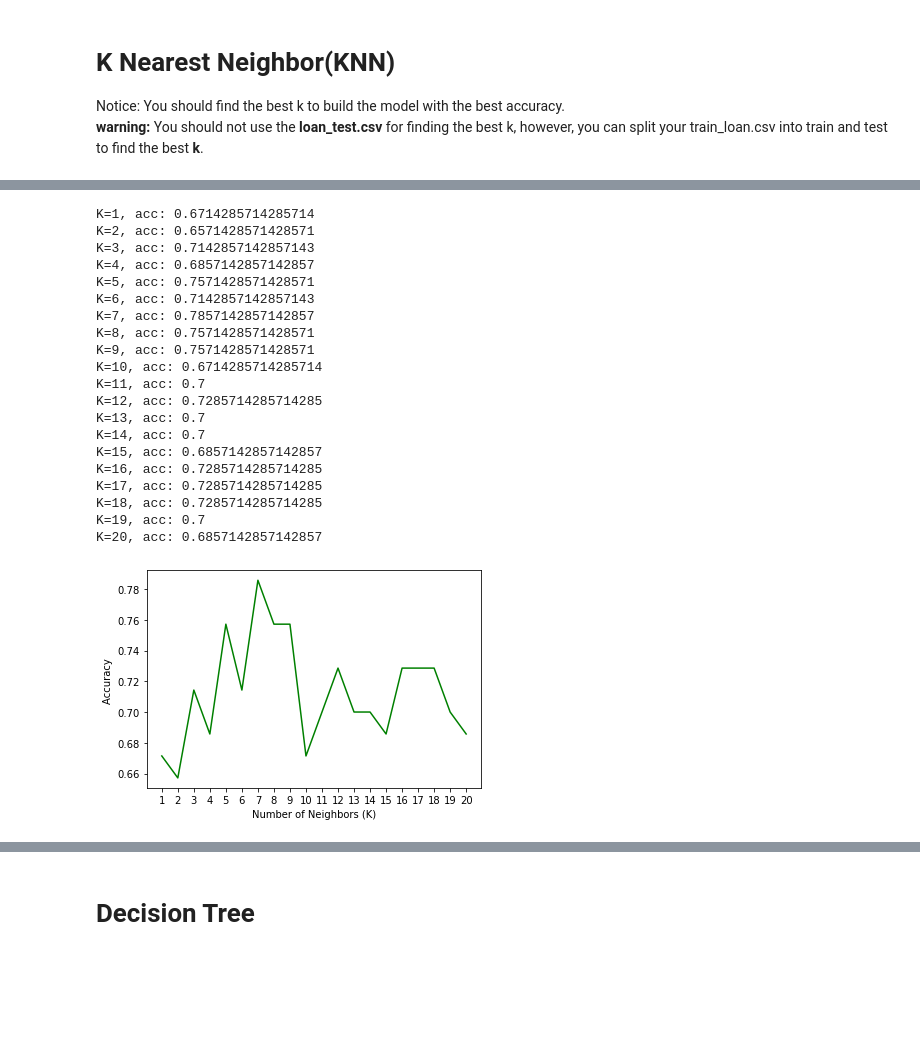
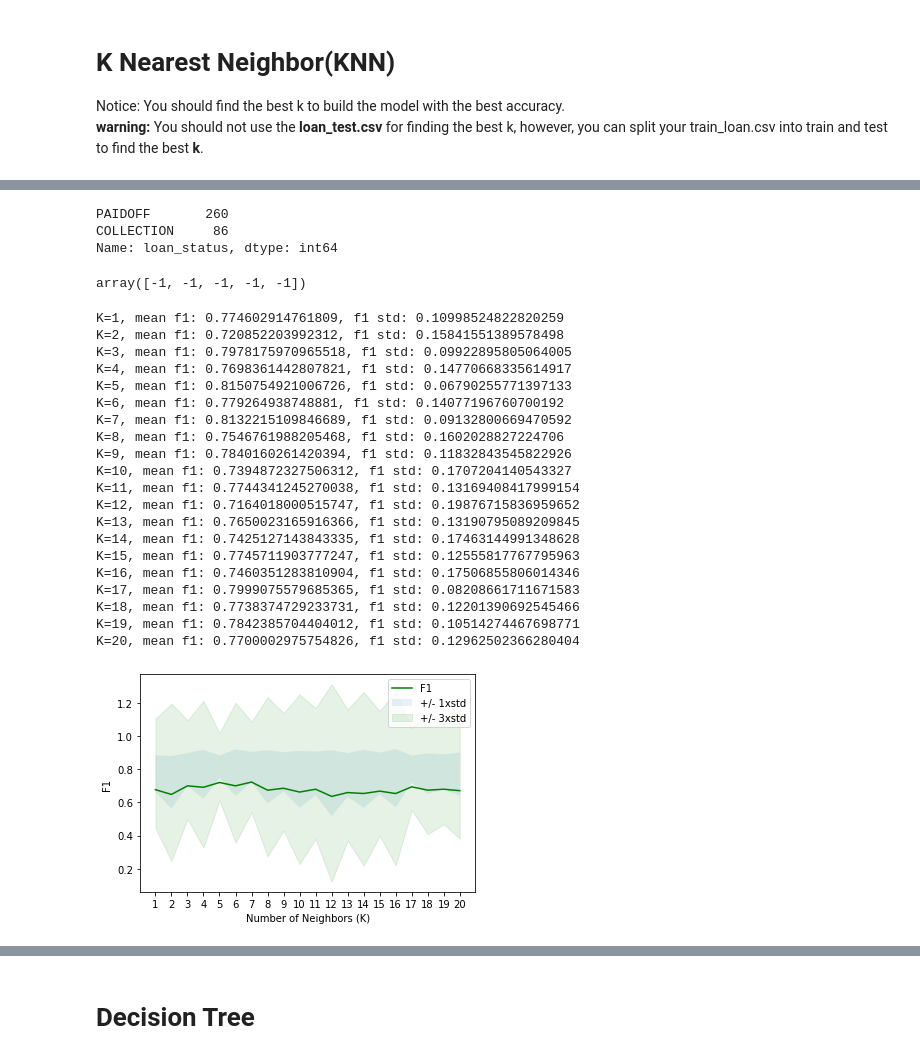
Before and after one commit to zhilin-zheng/ml-python-coursera, a Jupyter notebook: coursera-ml-python.ipynb, the cells around one changed output, grey strips where cells are left out. Drawn from its saved outputs; the diff is of its cells as text; code cells hidden in the pictures; blank space fills up the shorter version.

```diff
--- a/coursera-ml-python.ipynb
+++ b/coursera-ml-python.ipynb
@@ -299,48 +288,67 @@ Test set: (70, 8) (70,)
+# %%
+# convert categorical targets into numbers
+print(df['loan_status'].value_counts())
+df['loan_status_num'] = df['loan_status'].apply(lambda x: 1 if (x=='PAIDOFF')  else -1)
+df.head()
+y_num = np.asarray(df['loan_status_num'])
+y_num [-5:]
+# %% [output]
+PAIDOFF       260
+COLLECTION     86
+Name: loan_status, dtype: int64
+array([-1, -1, -1, -1, -1])
 # %%
 from sklearn.neighbors import KNeighborsClassifier
-from sklearn.metrics import accuracy_score
+from sklearn.model_selection import cross_val_score
 
 
 # find the best k
 Ks = 20
-acc = np.zeros((Ks))
+mean_f1 = np.zeros((Ks))
+std_f1 = np.zeros((Ks))
 
+n_fold = 5
 for n in range(1, Ks+1):
-    #Train Model and Predict
-    neigh = KNeighborsClassifier(n_neighbors=n).fit(X_train, y_train)
-    yhat=neigh.predict(X_test)
-    acc[n-1] = accuracy_score(y_test, yhat)
-for a, b in zip(range(1, Ks+1), acc):
-    print("K={}, acc: {}".format(a, b))
+    # cross validation
+    scores = cross_val_score(KNeighborsClassifier(n_neighbors=n), X, y_num,
+                         scoring="f1", cv=n_fold)
+    mean_f1[n-1] = scores.mean()
+    std_f1[n-1] = scores.std()
+
+for a, b, c in zip(range(1, Ks+1), mean_f1, std_f1):
+    print("K={}, mean f1: {}, f1 std: {}".format(a, b, c))
 # %% [output]
-K=1, acc: 0.6714285714285714
-K=2, acc: 0.6571428571428571
-K=3, acc: 0.7142857142857143
-K=4, acc: 0.6857142857142857
-K=5, acc: 0.7571428571428571
-K=6, acc: 0.7142857142857143
-K=7, acc: 0.7857142857142857
-K=8, acc: 0.7571428571428571
-K=9, acc: 0.7571428571428571
-K=10, acc: 0.6714285714285714
-K=11, acc: 0.7
-K=12, acc: 0.7285714285714285
-K=13, acc: 0.7
-K=14, acc: 0.7
-K=15, acc: 0.6857142857142857
-K=16, acc: 0.7285714285714285
-K=17, acc: 0.7285714285714285
-K=18, acc: 0.7285714285714285
-K=19, acc: 0.7
-K=20, acc: 0.6857142857142857
+K=1, mean f1: 0.774602914761809, f1 std: 0.10998524822820259
+K=2, mean f1: 0.720852203992312, f1 std: 0.15841551389578498
+K=3, mean f1: 0.7978175970965518, f1 std: 0.09922895805064005
+K=4, mean f1: 0.7698361442807821, f1 std: 0.14770668335614917
+K=5, mean f1: 0.8150754921006726, f1 std: 0.06790255771397133
+K=6, mean f1: 0.779264938748881, f1 std: 0.14077196760700192
+K=7, mean f1: 0.8132215109846689, f1 std: 0.09132800669470592
+K=8, mean f1: 0.7546761988205468, f1 std: 0.1602028827224706
+K=9, mean f1: 0.7840160261420394, f1 std: 0.11832843545822926
+K=10, mean f1: 0.7394872327506312, f1 std: 0.1707204140543327
+K=11, mean f1: 0.7744341245270038, f1 std: 0.13169408417999154
+K=12, mean f1: 0.7164018000515747, f1 std: 0.19876715836959652
+K=13, mean f1: 0.7650023165916366, f1 std: 0.13190795089209845
+K=14, mean f1: 0.7425127143843335, f1 std: 0.17463144991348628
+K=15, mean f1: 0.7745711903777247, f1 std: 0.12555817767795963
+K=16, mean f1: 0.7460351283810904, f1 std: 0.17506855806014346
+K=17, mean f1: 0.7999075579685365, f1 std: 0.08208661711671583
+K=18, mean f1: 0.7738374729233731, f1 std: 0.12201390692545466
+K=19, mean f1: 0.7842385704404012, f1 std: 0.10514274467698771
+K=20, mean f1: 0.7700002975754826, f1 std: 0.12962502366280404
 # %%
 # plot accuracy
 plt.plot(range(1, Ks+1), acc, 'g')
-plt.ylabel('Accuracy ')
+plt.fill_between(range(1, Ks+1), mean_f1 - 1 * std_f1, mean_f1 + 1 * std_f1, alpha=0.10)
+plt.fill_between(range(1, Ks+1), mean_f1 - 3 * std_f1, mean_f1 + 3 * std_f1, alpha=0.10, color="green")
+plt.legend(('F1 ', '+/- 1xstd','+/- 3xstd'))
+plt.ylabel('F1 ')
 plt.xlabel('Number of Neighbors (K)')
 plt.xticks(np.arange(min(range(1, Ks+1)), max(range(1, Ks+1))+1, 1.0))
 plt.show()
 # %% [output]
-[figure, old version]
+[figure, new version]
 # %%
 # print out K with the max accuracy
```
Also changed, not shown: parts of 33 cells of this notebook.
